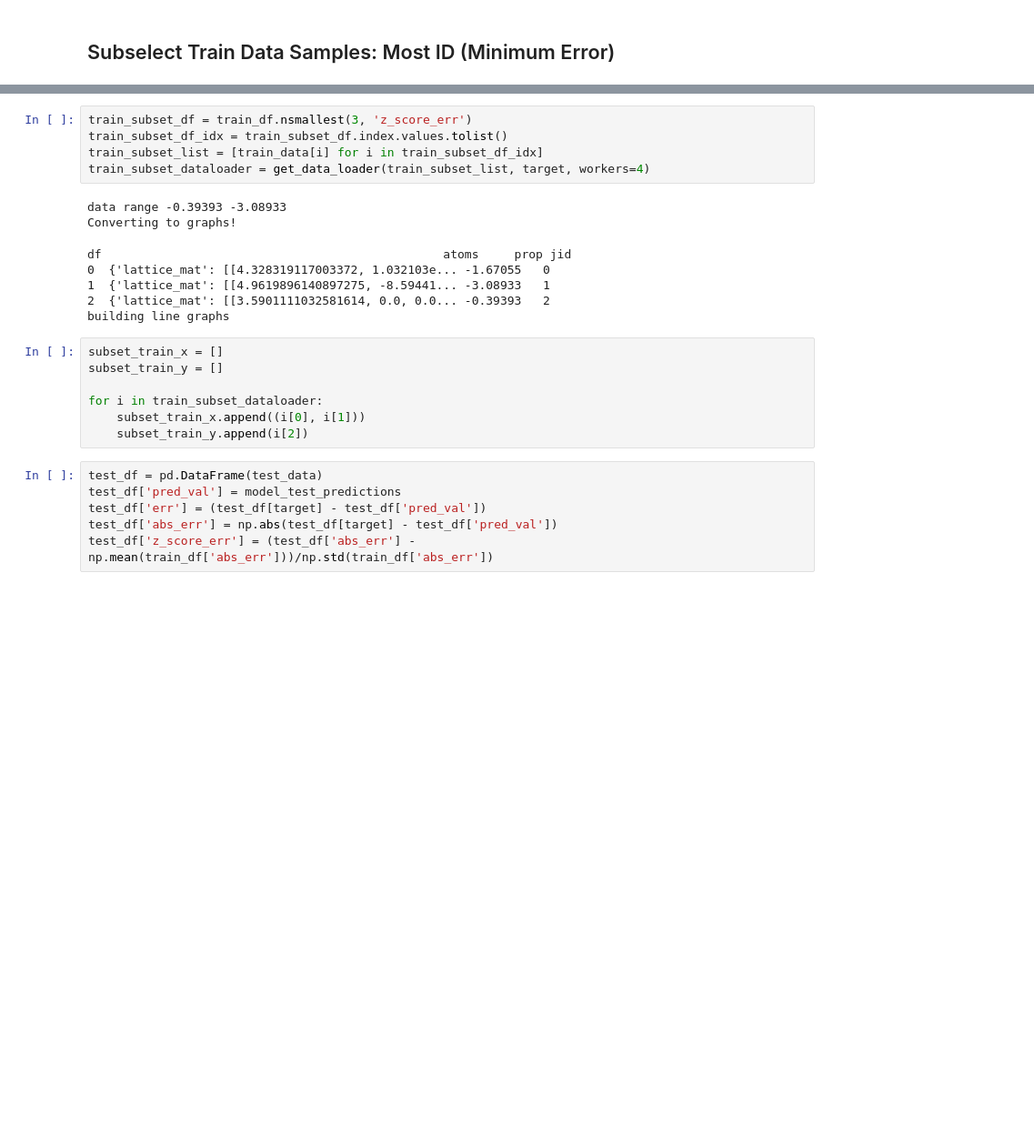
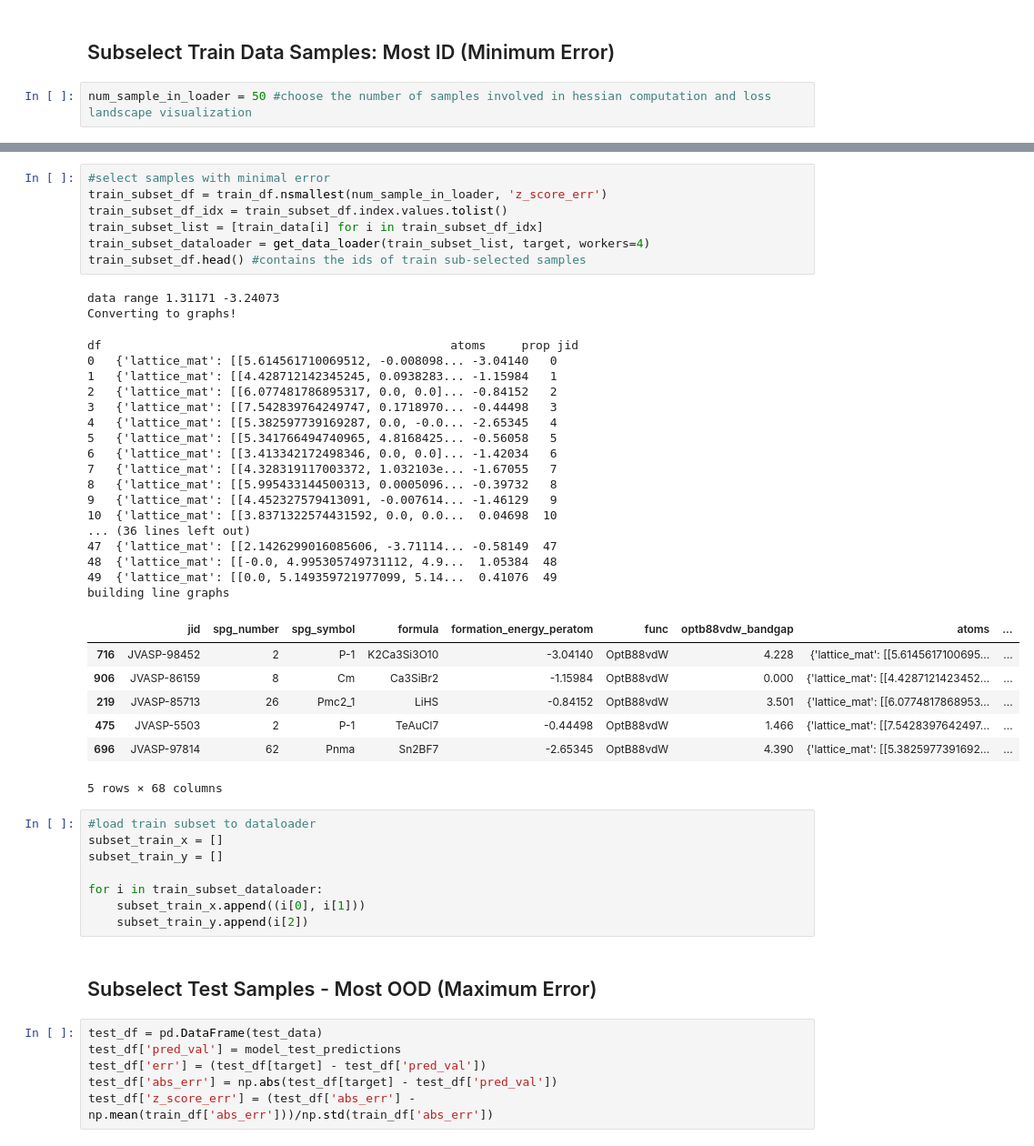
Before and after one commit to daleas0120/loss_landscapes_demo, a Jupyter notebook: demo_hessian_landscapes_with_notes.ipynb, the cells around one changed output, grey strips where cells are left out. Shown at 91% size. Cells and saved outputs as stored; diff of their text form; blank space fills up the shorter version.

```diff
--- a/demo_hessian_landscapes_with_notes.ipynb
+++ b/demo_hessian_landscapes_with_notes.ipynb
@@ -206,5 +207,7 @@ building line graphs
 # %% [markdown]
 ## Subselect Train Data Samples: Most ID (Minimum Error)
+# %%
+num_sample_in_loader = 50 #choose the number of samples involved in hessian computation and loss landscape visualization
 # %%
 train_df = pd.DataFrame(train_data)
 train_df['pred_val'] = model_train_predictions
@@ -238,23 +234,47 @@ plt.show()
 # %%
-train_subset_df = train_df.nsmallest(3, 'z_score_err')
+#select samples with minimal error
+train_subset_df = train_df.nsmallest(num_sample_in_loader, 'z_score_err')
 train_subset_df_idx = train_subset_df.index.values.tolist()
 train_subset_list = [train_data[i] for i in train_subset_df_idx]
 train_subset_dataloader = get_data_loader(train_subset_list, target, workers=4)
+train_subset_df.head() #contains the ids of train sub-selected samples
 # %% [output]
-data range -0.39393 -3.08933
+data range 1.31171 -3.24073
 Converting to graphs!
-df                                                atoms     prop jid
-0  {'lattice_mat': [[4.328319117003372, 1.032103e... -1.67055   0
-1  {'lattice_mat': [[4.9619896140897275, -8.59441... -3.08933   1
-2  {'lattice_mat': [[3.5901111032581614, 0.0, 0.0... -0.39393   2
+df                                                 atoms     prop jid
+0   {'lattice_mat': [[5.614561710069512, -0.008098... -3.04140   0
+1   {'lattice_mat': [[4.428712142345245, 0.0938283... -1.15984   1
+2   {'lattice_mat': [[6.077481786895317, 0.0, 0.0]... -0.84152   2
+3   {'lattice_mat': [[7.542839764249747, 0.1718970... -0.44498   3
+4   {'lattice_mat': [[5.382597739169287, 0.0, -0.0... -2.65345   4
+5   {'lattice_mat': [[5.341766494740965, 4.8168425... -0.56058   5
+6   {'lattice_mat': [[3.413342172498346, 0.0, 0.0]... -1.42034   6
+7   {'lattice_mat': [[4.328319117003372, 1.032103e... -1.67055   7
+8   {'lattice_mat': [[5.995433144500313, 0.0005096... -0.39732   8
+9   {'lattice_mat': [[4.452327579413091, -0.007614... -1.46129   9
+10  {'lattice_mat': [[3.8371322574431592, 0.0, 0.0...  0.04698  10
+... (36 lines left out)
+47  {'lattice_mat': [[2.1426299016085606, -3.71114... -0.58149  47
+48  {'lattice_mat': [[-0.0, 4.995305749731112, 4.9...  1.05384  48
+49  {'lattice_mat': [[0.0, 5.149359721977099, 5.14...  0.41076  49
 building line graphs
+|  | jid | spg_number | spg_symbol | formula | formation_energy_peratom | func | optb88vdw_bandgap | atoms | ... |
+| 716 | JVASP-98452 | 2 | P-1 | K2Ca3Si3O10 | -3.04140 | OptB88vdW | 4.228 | {'lattice_mat': [[5.6145617100695... | ... |
+| 906 | JVASP-86159 | 8 | Cm | Ca3SiBr2 | -1.15984 | OptB88vdW | 0.000 | {'lattice_mat': [[4.4287121423452... | ... |
+| 219 | JVASP-85713 | 26 | Pmc2_1 | LiHS | -0.84152 | OptB88vdW | 3.501 | {'lattice_mat': [[6.0774817868953... | ... |
+| 475 | JVASP-5503 | 2 | P-1 | TeAuCl7 | -0.44498 | OptB88vdW | 1.466 | {'lattice_mat': [[7.5428397642497... | ... |
+| 696 | JVASP-97814 | 62 | Pnma | Sn2BF7 | -2.65345 | OptB88vdW | 4.390 | {'lattice_mat': [[5.3825977391692... | ... |
+5 rows × 68 columns
 # %%
+#load train subset to dataloader
 subset_train_x = []
 subset_train_y = []
 
 for i in train_subset_dataloader:
     subset_train_x.append((i[0], i[1]))
     subset_train_y.append(i[2])
+# %% [markdown]
+## Subselect Test Samples - Most OOD (Maximum Error)
 # %%
 test_df = pd.DataFrame(test_data)
 test_df['pred_val'] = model_test_predictions
```
Also changed, not shown: parts of 44 cells of this notebook, 1 other file.
